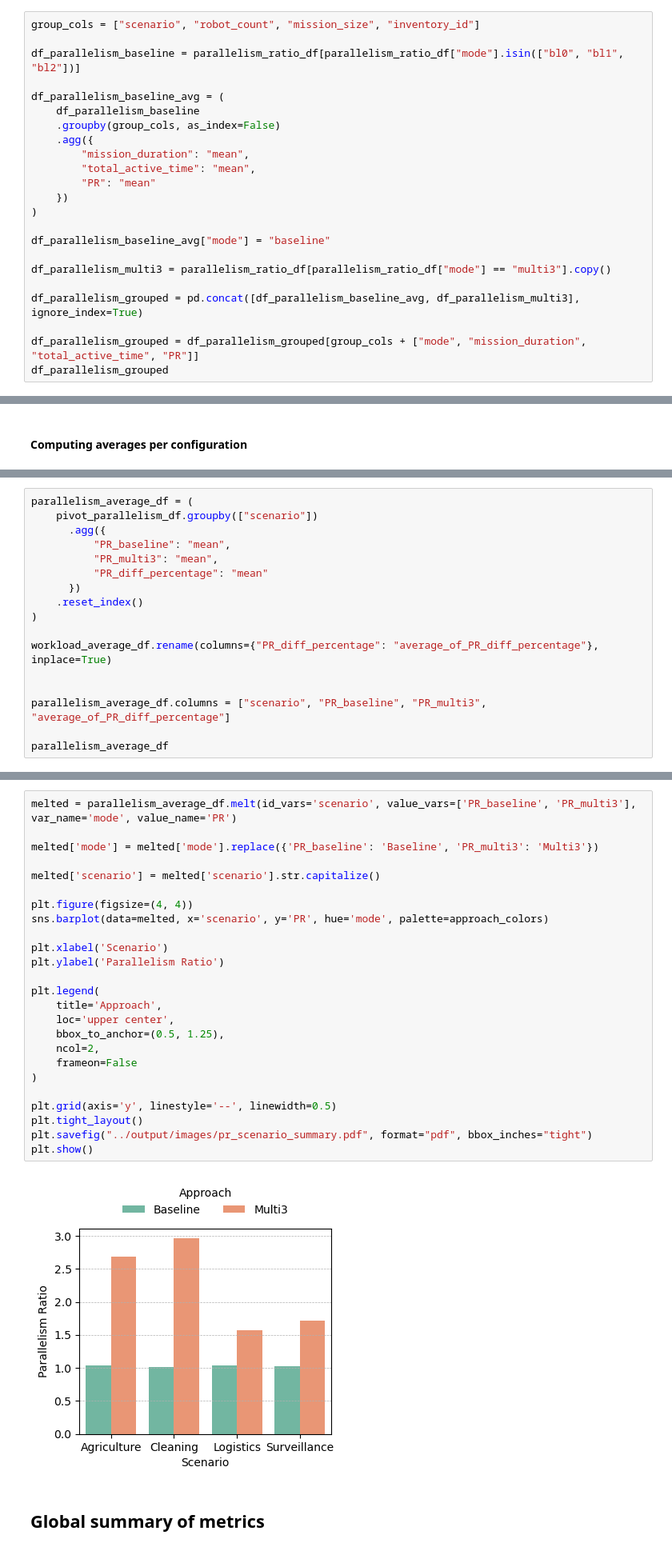
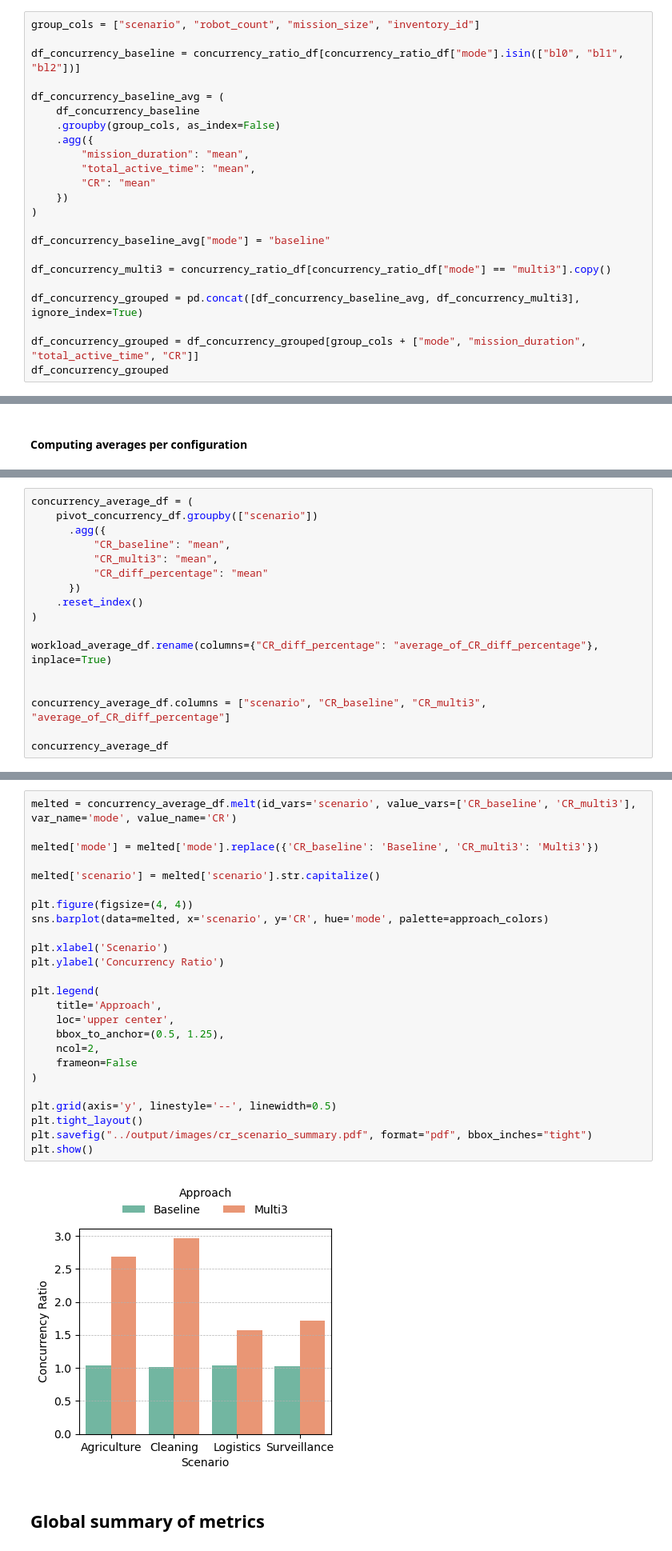
Before and after one commit to tonypg39/multi3_real, a Jupyter notebook: analysis/analysis.ipynb, the cells around one changed output, grey strips where cells are left out. Shown at 80% size. Cells and saved outputs as stored; diff of their text form.

```diff
--- a/analysis/analysis.ipynb
+++ b/analysis/analysis.ipynb
@@ -1223,26 +1220,26 @@ multi_box_plot(parallelism_ratio_df, "../output/images/pr_by_robot_count_box.pdf
 # %%
 group_cols = ["scenario", "robot_count", "mission_size", "inventory_id"]
 
-df_parallelism_baseline = parallelism_ratio_df[parallelism_ratio_df["mode"].isin(["bl0", "bl1", "bl2"])]
+df_concurrency_baseline = concurrency_ratio_df[concurrency_ratio_df["mode"].isin(["bl0", "bl1", "bl2"])]
 
-df_parallelism_baseline_avg = (
-    df_parallelism_baseline
+df_concurrency_baseline_avg = (
+    df_concurrency_baseline
     .groupby(group_cols, as_index=False)
     .agg({
         "mission_duration": "mean",
         "total_active_time": "mean",
-        "PR": "mean"
+        "CR": "mean"
     })
 )
 
-df_parallelism_baseline_avg["mode"] = "baseline"
+df_concurrency_baseline_avg["mode"] = "baseline"
 
-df_parallelism_multi3 = parallelism_ratio_df[parallelism_ratio_df["mode"] == "multi3"].copy()
+df_concurrency_multi3 = concurrency_ratio_df[concurrency_ratio_df["mode"] == "multi3"].copy()
 
-df_parallelism_grouped = pd.concat([df_parallelism_baseline_avg, df_parallelism_multi3], ignore_index=True)
+df_concurrency_grouped = pd.concat([df_concurrency_baseline_avg, df_concurrency_multi3], ignore_index=True)
 
-df_parallelism_grouped = df_parallelism_grouped[group_cols + ["mode", "mission_duration", "total_active_time", "PR"]]
-df_parallelism_grouped
+df_concurrency_grouped = df_concurrency_grouped[group_cols + ["mode", "mission_duration", "total_active_time", "CR"]]
+df_concurrency_grouped
 # %% [output]
 |  | scenario | robot_count | mission_size | inventory_id | mode | mission_duration | total_active_time | ... |
 | 0 | agriculture | 2 | 2 | 0 | baseline | 111.004905 | 111.033373 | ... |
@@ -1366,20 +1363,20 @@ parallelism_average_df
 | 1 | 10 | 1.026801 | 2.565413 | 150.536290 |
 | 2 | 20 | 1.026489 | 2.603359 | 153.290263 |
 # %%
-parallelism_average_df = (
-    pivot_parallelism_df.groupby(["scenario"])
+concurrency_average_df = (
+    pivot_concurrency_df.groupby(["scenario"])
       .agg({
-          "PR_baseline": "mean",
-          "PR_multi3": "mean",
-          "PR_diff_percentage": "mean"
+          "CR_baseline": "mean",
+          "CR_multi3": "mean",
+          "CR_diff_percentage": "mean"
       })
     .reset_index()
 )
 
-workload_average_df.rename(columns={"PR_diff_percentage": "average_of_PR_diff_percentage"}, inplace=True)
+workload_average_df.rename(columns={"CR_diff_percentage": "average_of_CR_diff_percentage"}, inplace=True)
 
 
-parallelism_average_df.columns = ["scenario", "PR_baseline", "PR_multi3", "average_of_PR_diff_percentage"]
+concurrency_average_df.columns = ["scenario", "CR_baseline", "CR_multi3", "average_of_CR_diff_percentage"]
 
-parallelism_average_df
+concurrency_average_df
 # %% [output]
@@ -1389,32 +1386,32 @@ parallelism_average_df
 | 2 | logistics | 1.031746 | 1.573580 | 52.392163 |
 | 3 | surveillance | 1.030406 | 1.719261 | 66.689256 |
 # %%
-melted = parallelism_average_df.melt(id_vars='scenario', value_vars=['PR_baseline', 'PR_multi3'], var_name='mode', value_name='PR')
+melted = concurrency_average_df.melt(id_vars='scenario', value_vars=['CR_baseline', 'CR_multi3'], var_name='mode', value_name='CR')
 
-melted['mode'] = melted['mode'].replace({'PR_baseline': 'Baseline', 'PR_multi3': 'Multi3'})
+melted['mode'] = melted['mode'].replace({'CR_baseline': 'Baseline', 'CR_multi3': 'Multi3'})
 
 melted['scenario'] = melted['scenario'].str.capitalize()
 
 plt.figure(figsize=(4, 4))
-sns.barplot(data=melted, x='scenario', y='PR', hue='mode', palette=approach_colors)
+sns.barplot(data=melted, x='scenario', y='CR', hue='mode', palette=approach_colors)
 
 plt.xlabel('Scenario')
-plt.ylabel('Parallelism Ratio')
+plt.ylabel('Concurrency Ratio')
 
 plt.legend(
     title='Approach',
     loc='upper center',
     bbox_to_anchor=(0.5, 1.25),
     ncol=2,
     frameon=False
 )
 
 plt.grid(axis='y', linestyle='--', linewidth=0.5)
 plt.tight_layout()
-plt.savefig("../output/images/pr_scenario_summary.pdf", format="pdf", bbox_inches="tight")
+plt.savefig("../output/images/cr_scenario_summary.pdf", format="pdf", bbox_inches="tight")
 plt.show()
 # %% [output]
-[figure, old version]
+[figure, new version]
 # %% [markdown]
 ## Global summary of metrics
 # %%
```
Also changed, not shown: parts of 11 cells of this notebook, 27 other files.
